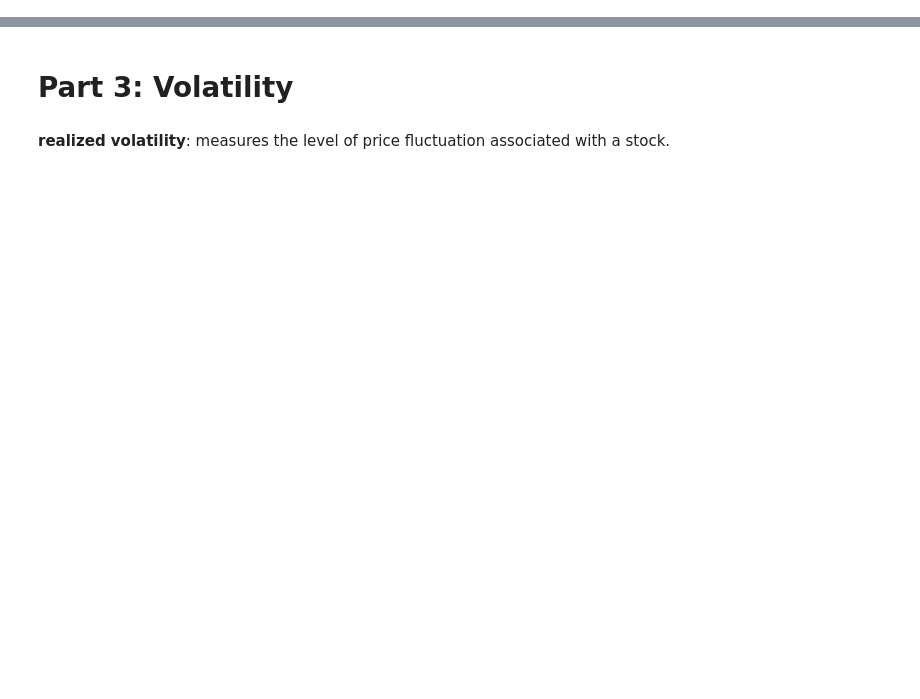
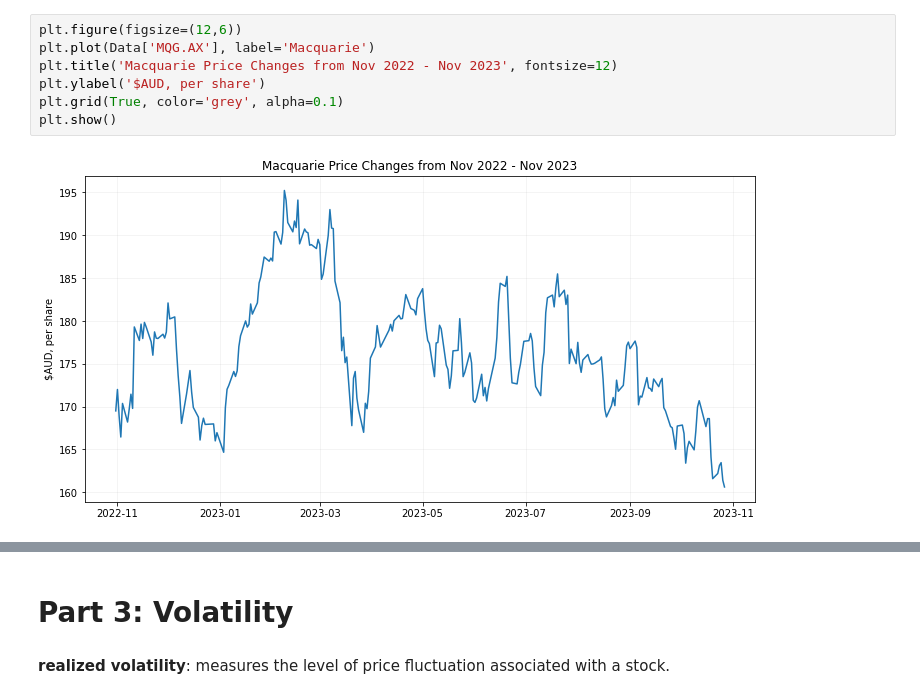
Before and after one commit to Fivgarro/dataX, a Jupyter notebook: Stock Performance Report.ipynb, the cells around one changed output, grey strips where cells are left out. Saved outputs shown, nothing was run; the diff lists cells and outputs as text; blank space fills up the shorter version.

```diff
--- a/Stock Performance Report.ipynb
+++ b/Stock Performance Report.ipynb
@@ -120,0 +103,9 @@ For every 1 day trading period, there is 95% chance that the portfolio will incu
+# %%
+plt.figure(figsize=(12,6))
+plt.plot(Data['MQG.AX'], label='Macquarie')
+plt.title('Macquarie Price Changes from Nov 2022 - Nov 2023', fontsize=12)
+plt.ylabel('$AUD, per share')
+plt.grid(True, color='grey', alpha=0.1)
+plt.show()
+# %% [output]
+[figure, added]
```
Also changed, not shown: parts of 56 cells of this notebook.
